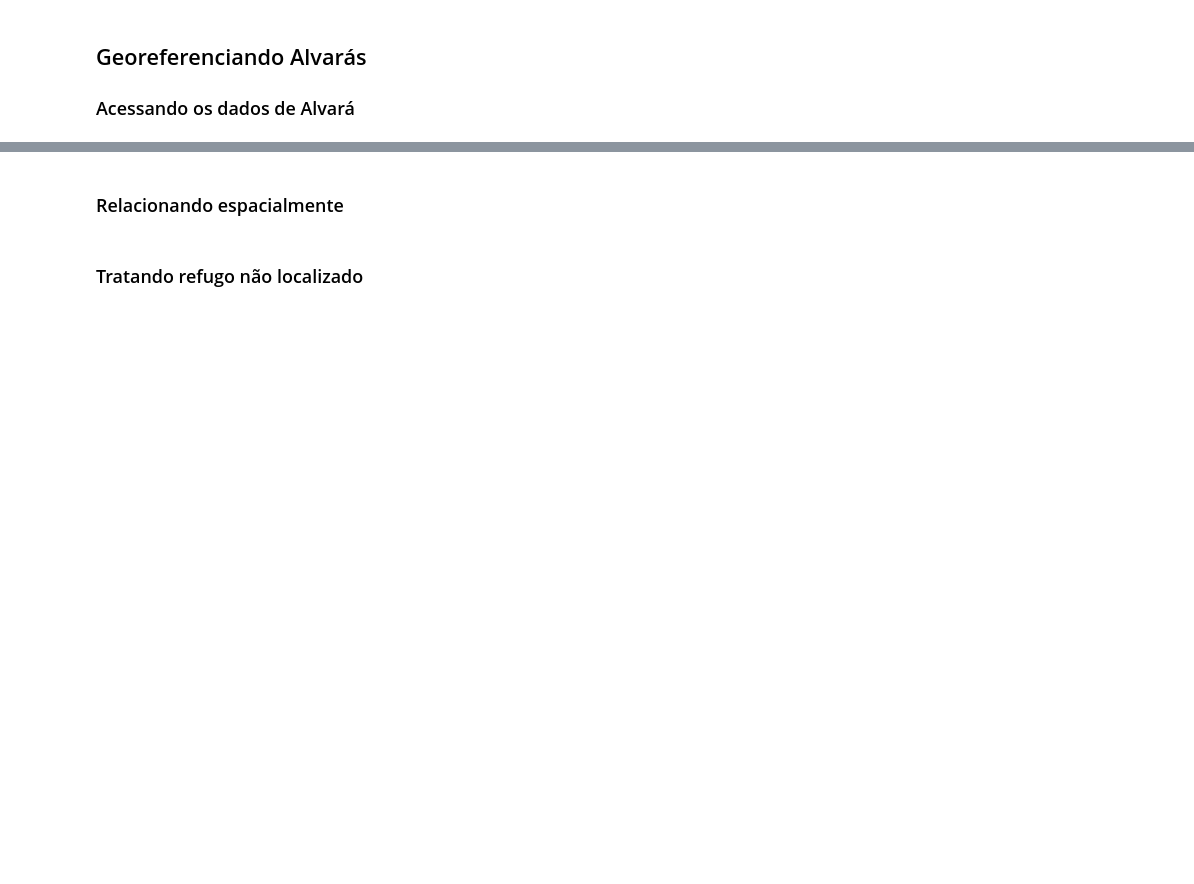
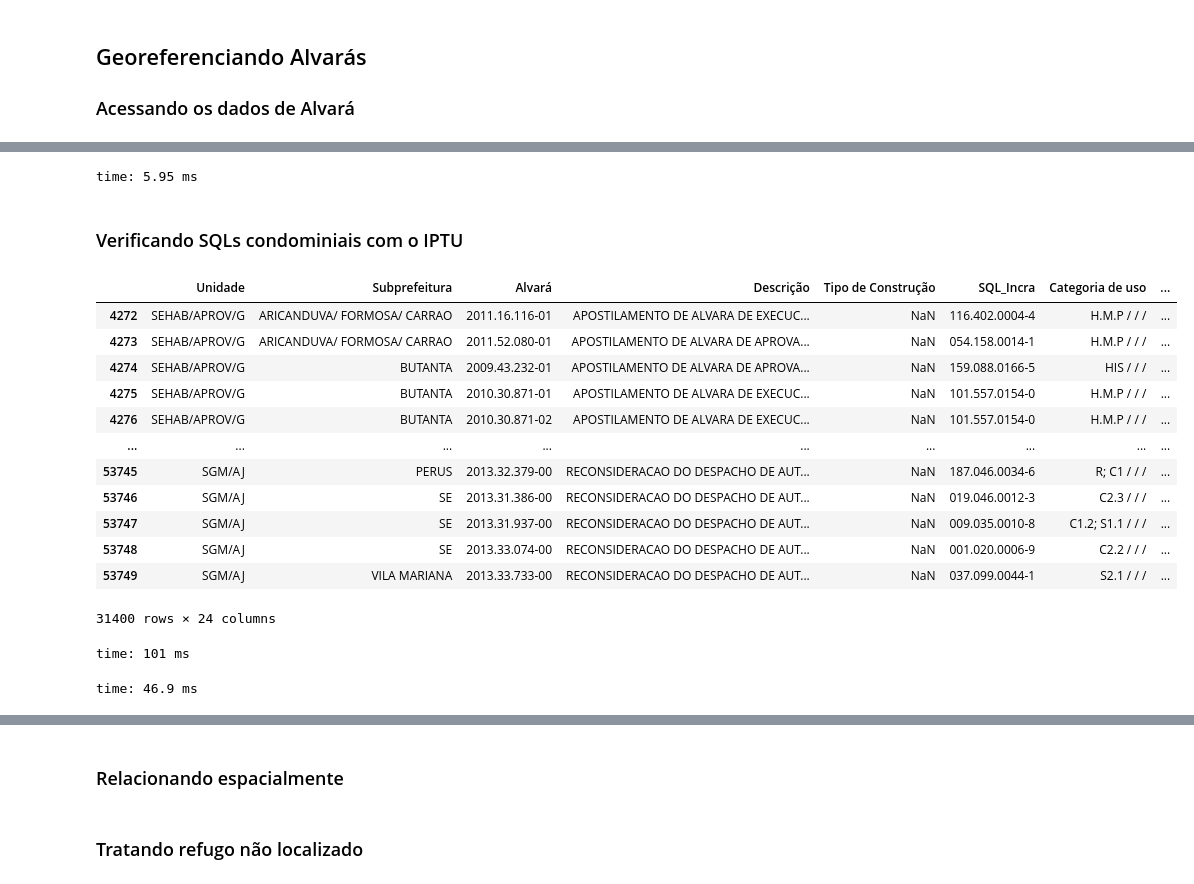
Before and after one commit to geoinfo-smdu/aprovacao-de-alvaras, a Jupyter notebook: Georeferenciando alvarás.ipynb, the cells around one changed output, grey strips where cells are left out. Drawn from its saved outputs; the diff is of its cells as text; code cells hidden in the pictures; blank space fills up the shorter version.

```diff
--- a/Georeferenciando alvarás.ipynb
+++ b/Georeferenciando alvarás.ipynb
@@ -111,0 +157,2 @@ df_alv = frame
+# %%
+df_alv.drop(columns=['Categoria de uso 1', 'Categoria de uso 2', 'Categoria de uso 3'], inplace=True)
@@ -111,0 +179,2 @@ df_alv = frame
+# %%
+df_alv = df_alv.dropna(thresh=10)
@@ -111,0 +195,10 @@ df_alv = frame
+# %%
+df_alv.loc[:, ['Área da construção']] = pd.to_numeric(df_alv[df_alv['Área da construção']
+                                                               .notna()]['Área da construção']
+                                                        .str.replace('.', '')
+                                                        .str.replace(',', '.'))
+
+df_alv.loc[:, ['Área do terreno']] = pd.to_numeric(df_alv[df_alv['Área do terreno']
+                                                               .notna()]['Área do terreno']
+                                                        .str.replace('.', '')
+                                                        .str.replace(',', '.'))
@@ -111,0 +257,27 @@ df_alv = frame
+# %%
+df_alv.loc[:, ['SQL_Incra']] = df_alv['SQL_Incra'].fillna('')
+# %% [output]
+time: 5.95 ms
+# %% [markdown]
+### Verificando SQLs condominiais com o IPTU
+# %%
+df_alv[df_alv.SQL_Incra.str.match(pat = '(\d{3}.){2}\d{4}-\d')]
+# %% [output]
+|  | Unidade | Subprefeitura | Alvará | Descrição | Tipo de Construção | SQL_Incra | Categoria de uso | ... |
+| 4272 | SEHAB/APROV/G | ARICANDUVA/ FORMOSA/ CARRAO | 2011.16.116-01 | APOSTILAMENTO DE ALVARA DE EXECUC... | NaN | 116.402.0004-4 | H.M.P / / / | ... |
+| 4273 | SEHAB/APROV/G | ARICANDUVA/ FORMOSA/ CARRAO | 2011.52.080-01 | APOSTILAMENTO DE ALVARA DE APROVA... | NaN | 054.158.0014-1 | H.M.P / / / | ... |
+| 4274 | SEHAB/APROV/G | BUTANTA | 2009.43.232-01 | APOSTILAMENTO DE ALVARA DE APROVA... | NaN | 159.088.0166-5 | HIS / / / | ... |
+| 4275 | SEHAB/APROV/G | BUTANTA | 2010.30.871-01 | APOSTILAMENTO DE ALVARA DE EXECUC... | NaN | 101.557.0154-0 | H.M.P / / / | ... |
+| 4276 | SEHAB/APROV/G | BUTANTA | 2010.30.871-02 | APOSTILAMENTO DE ALVARA DE EXECUC... | NaN | 101.557.0154-0 | H.M.P / / / | ... |
+| ... | ... | ... | ... | ... | ... | ... | ... | ... |
+| 53745 | SGM/AJ | PERUS | 2013.32.379-00 | RECONSIDERACAO DO DESPACHO DE AUT... | NaN | 187.046.0034-6 | R; C1 / / / | ... |
+| 53746 | SGM/AJ | SE | 2013.31.386-00 | RECONSIDERACAO DO DESPACHO DE AUT... | NaN | 019.046.0012-3 | C2.3 / / / | ... |
+| 53747 | SGM/AJ | SE | 2013.31.937-00 | RECONSIDERACAO DO DESPACHO DE AUT... | NaN | 009.035.0010-8 | C1.2; S1.1 / / / | ... |
+| 53748 | SGM/AJ | SE | 2013.33.074-00 | RECONSIDERACAO DO DESPACHO DE AUT... | NaN | 001.020.0006-9 | C2.2 / / / | ... |
+| 53749 | SGM/AJ | VILA MARIANA | 2013.33.733-00 | RECONSIDERACAO DO DESPACHO DE AUT... | NaN | 037.099.0044-1 | S2.1 / / / | ... |
+31400 rows × 24 columns
+time: 101 ms
+# %%
+match_00 = df_alv.SQL_Incra.str.match(pat = '\d{2}.(\d{3}.){2}\d{4}-\d')
+# %% [output]
+time: 46.9 ms
```
Also changed, not shown: parts of 95 cells of this notebook, 5 other files.
